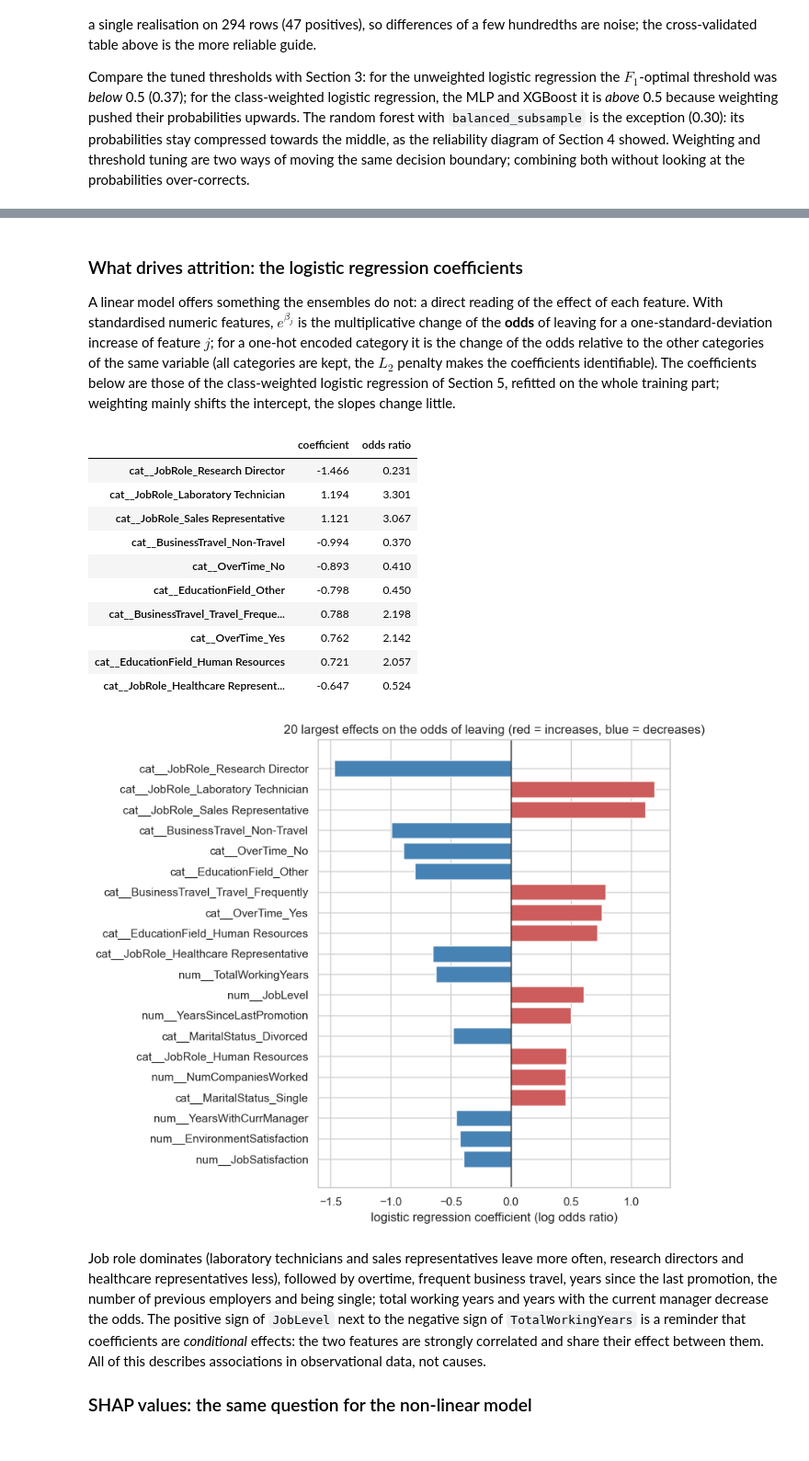
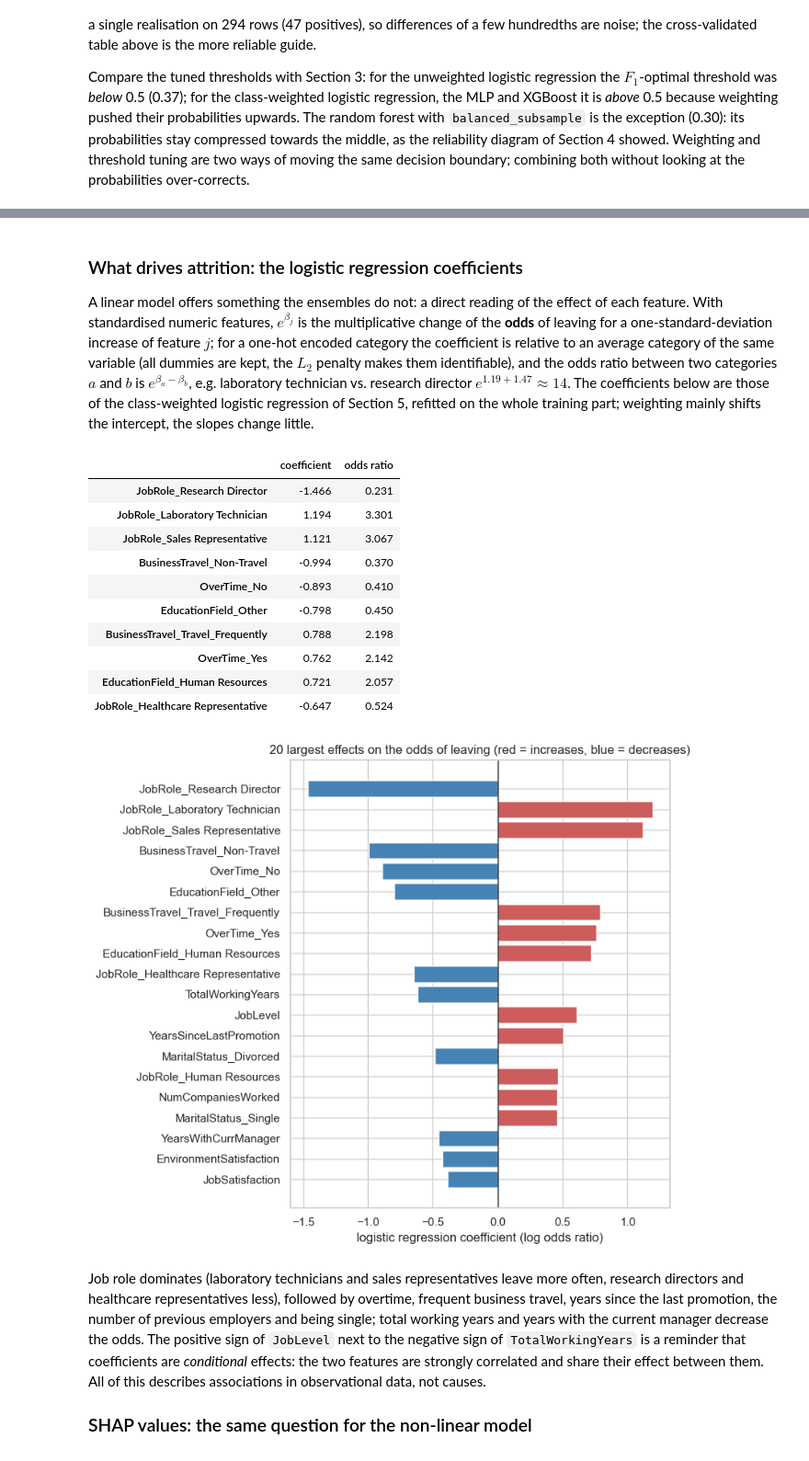
Before and after one commit to francji1/01ADS, a Jupyter notebook: lectures/L04_classification_nn_tl/01ADS_L04_Classification.ipynb, the cells around one changed output, grey strips where cells are left out. Shown at 92% size. Cells and saved outputs as stored; diff of their text form; code cells hidden in the pictures.

```diff
--- a/lectures/L04_classification_nn_tl/01ADS_L04_Classification.ipynb
+++ b/lectures/L04_classification_nn_tl/01ADS_L04_Classification.ipynb
@@ -552,20 +560,25 @@ Three common recipes, all computed on out-of-fold (or validation) predictions, n
 
 The cost-based rule is the most honest one because it forces the business question into the open. With calibrated probabilities (Section 4) it has a closed form: predict positive whenever $\hat p \ge c_{FP} / (c_{FP} + c_{FN})$, here $1/6 \approx 0.17$.
 # %%
+def counts_at(y_true, prob, thresholds):
+    # TP, FP, FN for every threshold at once (a row is flagged when prob >= threshold)
+    y_true = np.asarray(y_true)
+    pos, neg = np.sort(prob[y_true == 1]), np.sort(prob[y_true == 0])
+    tp = len(pos) - np.searchsorted(pos, thresholds, side="left")
+    fp = len(neg) - np.searchsorted(neg, thresholds, side="left")
+    return tp, fp, len(pos) - tp
+
+
 def best_threshold(y_true, prob, criterion="f1", cost_fp=1.0, cost_fn=5.0):
-    grid = np.linspace(0.01, 0.99, 99)
+    candidates = np.unique(prob)                         # every threshold that changes a decision
+    tp, fp, fn = counts_at(y_true, prob, candidates)
     if criterion == "f1":
-        values = [f1_score(y_true, prob >= t) for t in grid]
-        return grid[int(np.argmax(values))]
+        return float(candidates[int(np.argmax(2 * tp / (2 * tp + fp + fn)))])
     if criterion == "youden":
         fpr, tpr, thr = roc_curve(y_true, prob)
         return float(thr[np.argmax(tpr - fpr)])
     if criterion == "cost":
-        costs = []
-        for t in grid:
-            tn, fp, fn, tp = confusion_matrix(y_true, prob >= t).ravel()
-            costs.append((cost_fp * fp + cost_fn * fn) / len(y_true))
-        return grid[int(np.argmin(costs))]
+        return float(candidates[int(np.argmin(cost_fp * fp + cost_fn * fn))])
     raise ValueError(criterion)
 
 
@@ -614,14 +629,12 @@ Compared with the default threshold, every data-driven rule lowers the threshold
 The function below shows the whole trade-off for one threshold $t$ and one pair of costs: the confusion matrix at $t$, the precision / recall / $F_1$ curves with $t$ marked, and the expected cost per employee as a function of the threshold with its minimum. The dash-dotted line is the closed-form rule $t = c_{FP} / (c_{FP} + c_{FN})$, which is optimal for calibrated probabilities.
 # %%
 def show_threshold(t=0.5, cost_fp=1.0, cost_fn=5.0):
-    grid = np.linspace(0.02, 0.98, 49)
-    prec = [precision_score(y_train, prob_logreg >= th, zero_division=0) for th in grid]
-    rec = [recall_score(y_train, prob_logreg >= th) for th in grid]
-    f1s = [f1_score(y_train, prob_logreg >= th) for th in grid]
-    costs = []
-    for th in grid:
-        tn_, fp_, fn_, tp_ = confusion_matrix(y_train, prob_logreg >= th).ravel()
-        costs.append((cost_fp * fp_ + cost_fn * fn_) / len(y_train))
+    grid = np.linspace(0.02, 0.98, 97)
+    tp_g, fp_g, fn_g = counts_at(y_train, prob_logreg, grid)
+    prec = np.where(tp_g + fp_g > 0, tp_g / np.maximum(tp_g + fp_g, 1), 0.0)
+    rec = tp_g / (tp_g + fn_g)
+    f1s = 2 * tp_g / (2 * tp_g + fp_g + fn_g)
+    costs = (cost_fp * fp_g + cost_fn * fn_g) / len(y_train)
     tn_, fp_, fn_, tp_ = confusion_matrix(y_train, prob_logreg >= t).ravel()
     cost_t = (cost_fp * fp_ + cost_fn * fn_) / len(y_train)
     p_t, r_t = precision_score(y_train, prob_logreg >= t, zero_division=0), recall_score(y_train, prob_logreg >= t)
@@ -641,7 +654,7 @@ def show_threshold(t=0.5, cost_fp=1.0, cost_fn=5.0):
     axes[1].set_title("precision, recall and F1 vs. threshold")
     axes[1].legend(loc="upper right")
     axes[2].plot(grid, costs, color="darkred", label="expected cost per employee")
-    best_t = grid[int(np.argmin(costs))]
+    best_t = best_threshold(y_train, prob_logreg, "cost", cost_fp, cost_fn)   # exact search over the scores
     axes[2].axvline(best_t, color="green", ls=":", lw=1.5, label=f"minimum at t = {best_t:.2f}")
     axes[2].axvline(cost_fp / (cost_fp + cost_fn), color="orange", ls="-.", lw=1.5, label="rule c_FP / (c_FP + c_FN)")
     axes[2].axvline(t, color="k", ls="--", lw=1, label=f"t = {t:.2f}: cost {cost_t:.3f}")
@@ -772,11 +787,11 @@ for name, model in calibration_models.items():
     calibration_probs[name] = cross_val_predict(model, X_train, y_train, cv=cv, method="predict_proba")[:, 1]
 
 fig, axes = plt.subplots(1, 2, figsize=(12, 5))
-for name, prob in calibration_probs.items():
-    CalibrationDisplay.from_predictions(y_train, prob, n_bins=8, strategy="quantile", name=name, ax=axes[0])
+for (name, prob), marker in zip(calibration_probs.items(), ["o", "s", "^", "D", "v"]):
+    CalibrationDisplay.from_predictions(y_train, prob, n_bins=8, strategy="quantile", name=name, ax=axes[0], marker=marker)
     axes[1].hist(prob, bins=25, range=(0, 1), histtype="step", lw=1.5, label=name)
 axes[0].set_title("Reliability diagram (out-of-fold, training part)")
-axes[0].legend(loc="upper left", fontsize=8)
+axes[0].legend(loc="upper left", fontsize=9)
 axes[1].set_title("Distribution of predicted probabilities")
 axes[1].set_xlabel("predicted probability of leaving")
 axes[1].set_ylabel("count")
@@ -1059,35 +1076,35 @@ test_summary
 # %% [markdown]
 ### What drives attrition: the logistic regression coefficients
 
-A linear model offers something the ensembles do not: a direct reading of the effect of each feature. With standardised numeric features, $e^{\beta_j}$ is the multiplicative change of the **odds** of leaving for a one-standard-deviation increase of feature $j$; for a one-hot encoded category it is the change of the odds relative to the other categories of the same variable (all categories are kept, the $L_2$ penalty makes the coefficients identifiable). The coefficients below are those of the class-weighted logistic regression of Section 5, refitted on the whole training part; weighting mainly shifts the intercept, the slopes change little.
+A linear model offers something the ensembles do not: a direct reading of the effect of each feature. With standardised numeric features, $e^{\beta_j}$ is the multiplicative change of the **odds** of leaving for a one-standard-deviation increase of feature $j$; for a one-hot encoded category the coefficient is relative to an average category of the same variable (all dummies are kept, the $L_2$ penalty makes them identifiable), and the odds ratio between two categories $a$ and $b$ is $e^{\beta_a - \beta_b}$, e.g. laboratory technician vs. research director $e^{1.19 + 1.47} \approx 14$. The coefficients below are those of the class-weighted logistic regression of Section 5, refitted on the whole training part; weighting mainly shifts the intercept, the slopes change little.
 # %%
 logreg_full = fitted["logistic regression"]
-feature_names = logreg_full.named_steps["prep"].get_feature_names_out()
+feature_names = [name.split("__", 1)[-1] for name in logreg_full.named_steps["prep"].get_feature_names_out()]   # drop the num__/cat__ prefixes
 coefficients = pd.Series(logreg_full.named_steps["model"].coef_[0], index=feature_names)
 effects = pd.DataFrame({"coefficient": coefficients, "odds ratio": np.exp(coefficients)})
 effects = effects.reindex(effects["coefficient"].abs().sort_values(ascending=False).index)
 
 fig, ax = plt.subplots(figsize=(8, 7))
 top = effects.head(20).iloc[::-1]
 ax.barh(top.index, top["coefficient"], color=np.where(top["coefficient"] > 0, "indianred", "steelblue"))
 ax.axvline(0, color="k", lw=1)
 ax.set_xlabel("logistic regression coefficient (log odds ratio)")
 ax.set_title("20 largest effects on the odds of leaving (red = increases, blue = decreases)")
 plt.tight_layout()
 effects.head(10)
 # %% [output]
 |  | coefficient | odds ratio |
-| cat__JobRole_Research Director | -1.466 | 0.231 |
-| cat__JobRole_Laboratory Technician | 1.194 | 3.301 |
-| cat__JobRole_Sales Representative | 1.121 | 3.067 |
-| cat__BusinessTravel_Non-Travel | -0.994 | 0.370 |
-| cat__OverTime_No | -0.893 | 0.410 |
-| cat__EducationField_Other | -0.798 | 0.450 |
-| cat__BusinessTravel_Travel_Freque... | 0.788 | 2.198 |
-| cat__OverTime_Yes | 0.762 | 2.142 |
-| cat__EducationField_Human Resources | 0.721 | 2.057 |
-| cat__JobRole_Healthcare Represent... | -0.647 | 0.524 |
+| JobRole_Research Director | -1.466 | 0.231 |
+| JobRole_Laboratory Technician | 1.194 | 3.301 |
+| JobRole_Sales Representative | 1.121 | 3.067 |
+| BusinessTravel_Non-Travel | -0.994 | 0.370 |
+| OverTime_No | -0.893 | 0.410 |
+| EducationField_Other | -0.798 | 0.450 |
+| BusinessTravel_Travel_Frequently | 0.788 | 2.198 |
+| OverTime_Yes | 0.762 | 2.142 |
+| EducationField_Human Resources | 0.721 | 2.057 |
+| JobRole_Healthcare Representative | -0.647 | 0.524 |
-[figure, old version]
+[figure, new version]
 # %% [markdown]
 Job role dominates (laboratory technicians and sales representatives leave more often, research directors and healthcare representatives less), followed by overtime, frequent business travel, years since the last promotion, the number of previous employers and being single; total working years and years with the current manager decrease the odds. The positive sign of `JobLevel` next to the negative sign of `TotalWorkingYears` is a reminder that coefficients are *conditional* effects: the two features are strongly correlated and share their effect between them. All of this describes associations in observational data, not causes.
 
```
Also changed, not shown: parts of 23 cells of this notebook, 2 other files.
